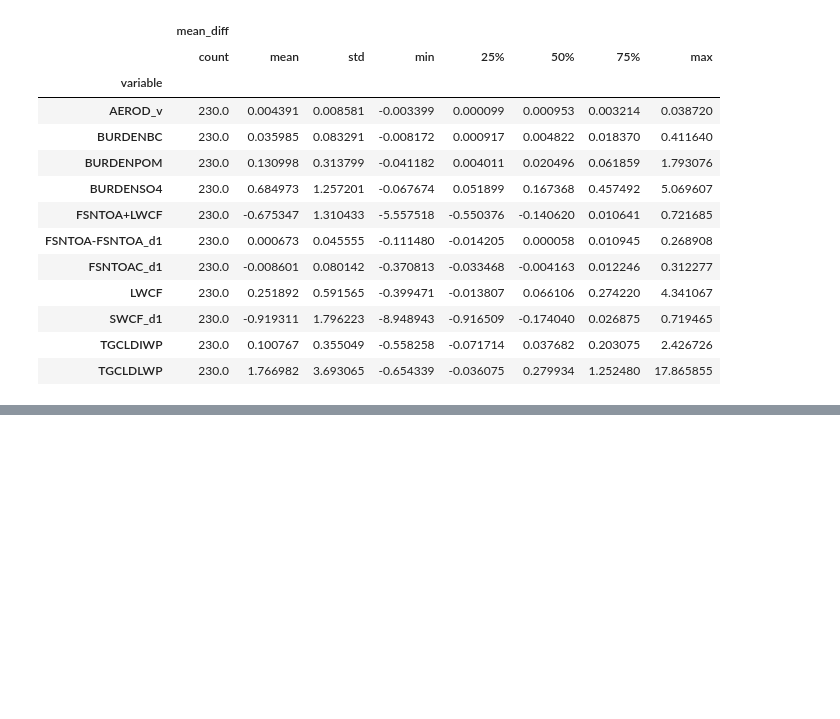
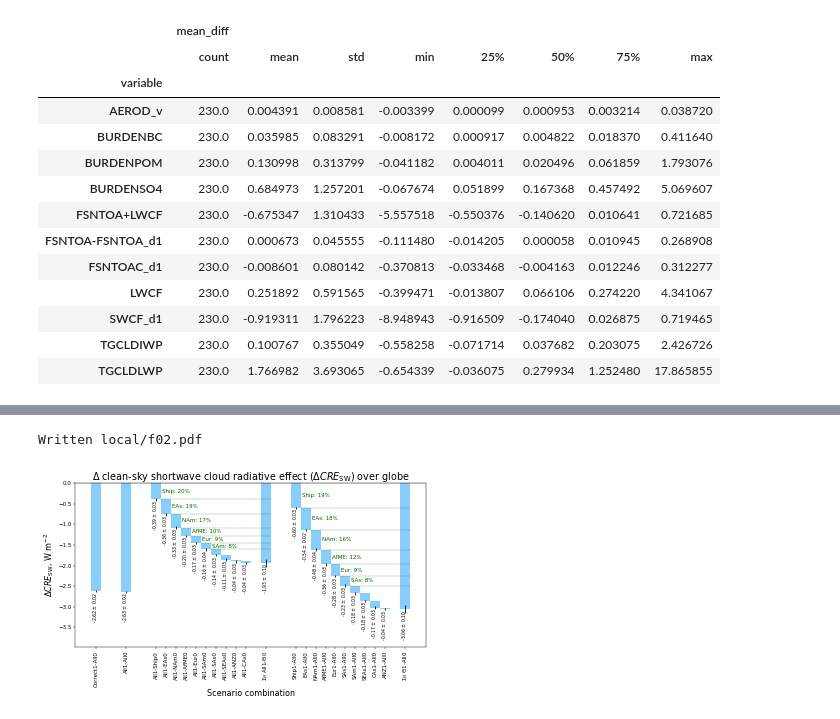
Before and after one commit to grandey/draft2017a-region-rfp, a Jupyter notebook: figures_draft2017a.ipynb, the cells around one changed output, grey strips where cells are left out. Drawn from its saved outputs; the diff is of its cells as text; code cells hidden in the pictures; blank space fills up the shorter version.

```diff
--- a/figures_draft2017a.ipynb
+++ b/figures_draft2017a.ipynb
@@ -570,0 +721,10 @@ diff_df.groupby('variable')[['mean_diff']].describe()
+# %%
+# Global SW CRE
+staggered_barcharts(variable='SWCF_d1', region='Globe',
+                    text_format=r' {:+.2f} $\pm$ {:.2f} ', y_stretch=1.2,
+                    n_contributors='auto',
+                    file_prefix='f{:02}'.format(figure_counter))
+supp_figure_counter += 1
+# %% [output]
+Written local/f02.pdf
+[figure, added]
```
Also changed, not shown: parts of 13 cells of this notebook, 1 other file.
